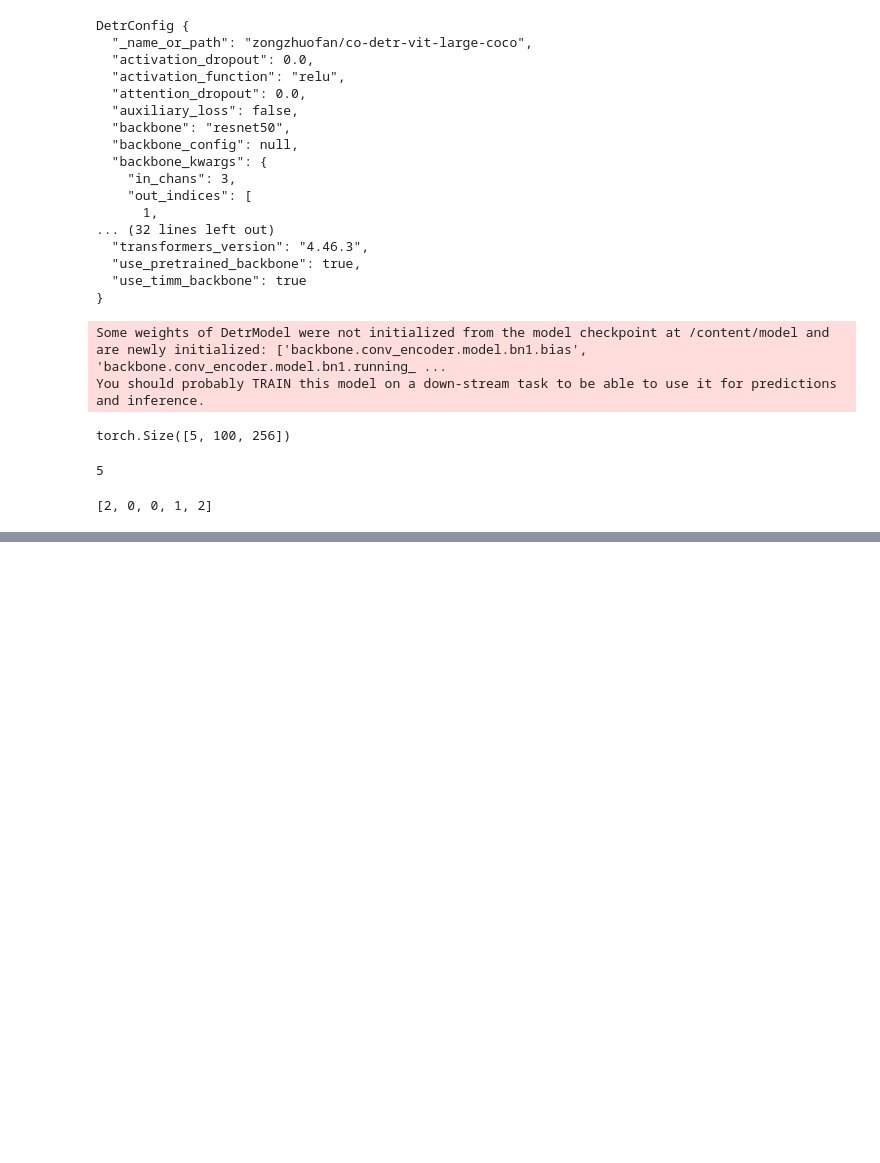
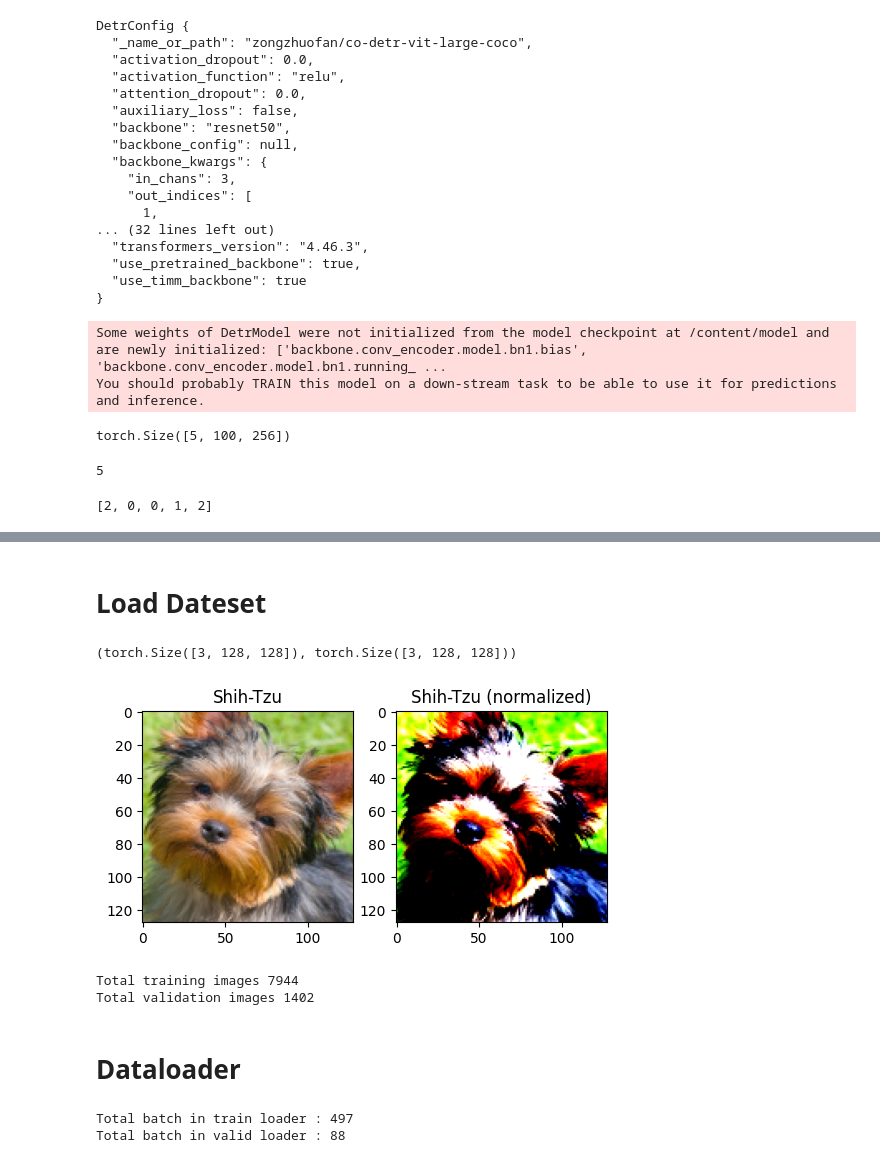
Before and after one commit to Kallol7/PytorchNotes, a Jupyter notebook: Pretrained/Pretrained.ipynb, the cells around one changed output, grey strips where cells are left out. Cells and saved outputs as stored; diff of their text form; code cells hidden in the pictures; blank space fills up the shorter version.

```diff
--- a/Pretrained/Pretrained.ipynb
+++ b/Pretrained/Pretrained.ipynb
@@ -66,0 +216,62 @@ lenght_of_child_of_children
+# %% [markdown]
+# Load Dateset
+# %%
+class ImageDataset(Dataset):
+    def __init__(self, dataframe, directory, transforms=None):
+        super().__init__()
+        self.dataframe = dataframe
+        self.data_dir = directory
+        self.transforms = transforms
+
+    def __len__(self):
+        return len(self.dataframe)
+
+    def __getitem__(self, index):
+        img_path = os.path.join(self.data_dir, self.dataframe.iloc[index, 0])
+        image = Image.open(img_path)
+
+        label = self.dataframe.iloc[index, 1]
+
+        if self.transforms:
+          image = self.transforms(image=np.array(image))['image']
+
+        """Converts PIL or ndarray (H x W x C) range[0, 255]
+        to a torch.FloatTensor (C x H x W) range [0.0, 1.0]"""
+        image = T.ToTensor()(image)
+
+        return image, label
+# %%
+# Create datasets
+train_ds = ImageDataset(train_df, DATA_DIR, train_augms)
+valid_ds = ImageDataset(test_df, DATA_DIR, valid_augms)
+
+train_ds[43][0].shape, valid_ds[33][0].shape
+# %% [output]
+(torch.Size([3, 128, 128]), torch.Size([3, 128, 128]))
+# %%
+_channel_first_img,_label = train_ds[23]
+
+_, ax = plt.subplots(1,2, figsize=(6,6))
+ax = ax.flatten()
+
+show_image(denorm(_channel_first_img), title = f"{class_name[_label]}", ax = ax[0], plt_show=False)
+show_image(_channel_first_img.permute(1,2,0), title = f"{class_name[_label]} (normalized)", ax=ax[1])
+# %% [output]
+[figure, added]
+# %%
+print(f"Total training images {len(train_ds)}")
+print(f"Total validation images {len(valid_ds)}")
+# %% [output]
+Total training images 7944
+Total validation images 1402
+# %% [markdown]
+# Dataloader
+# %%
+train_dloader = DataLoader(train_ds, batch_size = BATCH_SIZE, shuffle=True)
+valid_dloader = DataLoader(valid_ds, batch_size=BATCH_SIZE, shuffle=False)
+
+print(f"Total batch in train loader : {len(train_dloader)}")
+print(f"Total batch in valid loader : {len(valid_dloader)}")
+# %% [output]
+Total batch in train loader : 497
+Total batch in valid loader : 88
```
Also changed, not shown: parts of 16 cells of this notebook.
